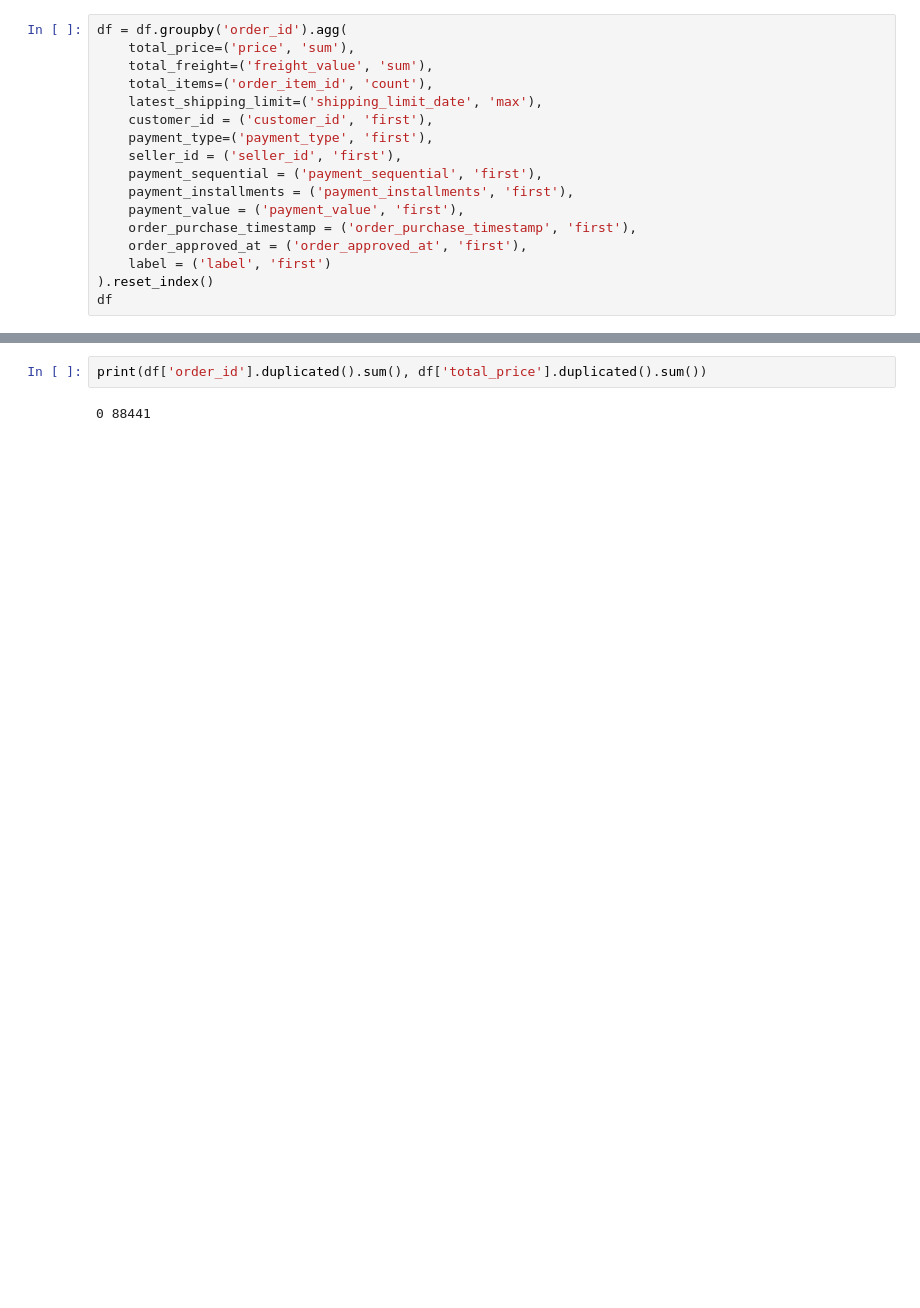
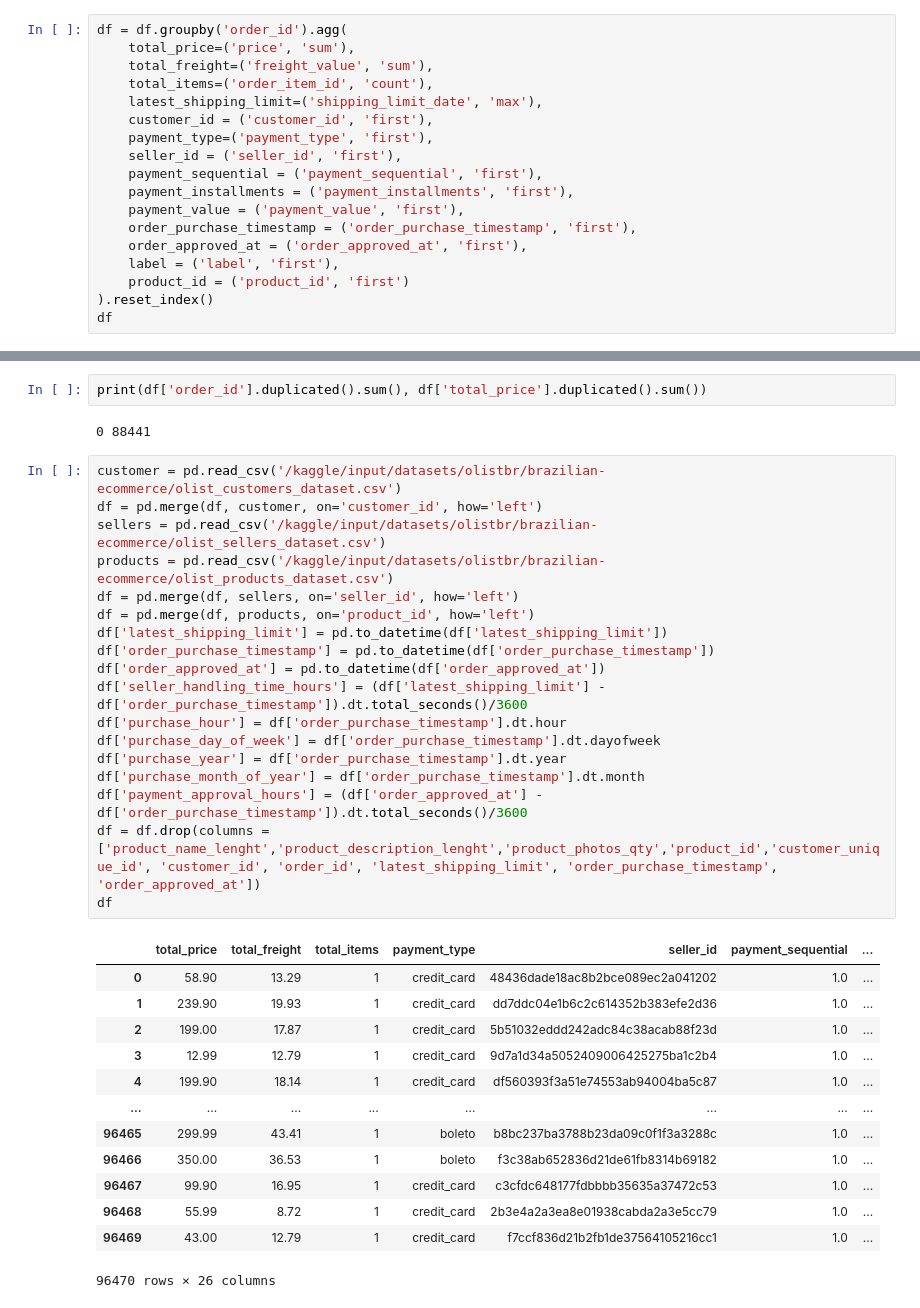
Before and after one commit to ElHefnawy1290/Late-order-prediction, a Jupyter notebook: late-order-prediction.ipynb, the cells around one changed output, grey strips where cells are left out. Drawn from its saved outputs; the diff is of its cells as text; blank space fills up the shorter version.

```diff
--- a/late-order-prediction.ipynb
+++ b/late-order-prediction.ipynb
@@ -196,7 +196,8 @@ df = df.groupby('order_id').agg(
     payment_value = ('payment_value', 'first'),
     order_purchase_timestamp = ('order_purchase_timestamp', 'first'),
     order_approved_at = ('order_approved_at', 'first'),
-    label = ('label', 'first')
+    label = ('label', 'first'),
+    product_id = ('product_id', 'first')
 ).reset_index()
 df
 # %% [output]
@@ -217,3 +218,35 @@ df
 print(df['order_id'].duplicated().sum(), df['total_price'].duplicated().sum())
 # %% [output]
 0 88441
+# %%
+customer = pd.read_csv('/kaggle/input/datasets/olistbr/brazilian-ecommerce/olist_customers_dataset.csv')
+df = pd.merge(df, customer, on='customer_id', how='left')
+sellers = pd.read_csv('/kaggle/input/datasets/olistbr/brazilian-ecommerce/olist_sellers_dataset.csv')
+products = pd.read_csv('/kaggle/input/datasets/olistbr/brazilian-ecommerce/olist_products_dataset.csv')
+df = pd.merge(df, sellers, on='seller_id', how='left')
+df = pd.merge(df, products, on='product_id', how='left')
+df['latest_shipping_limit'] = pd.to_datetime(df['latest_shipping_limit'])
+df['order_purchase_timestamp'] = pd.to_datetime(df['order_purchase_timestamp'])
+df['order_approved_at'] = pd.to_datetime(df['order_approved_at'])
+df['seller_handling_time_hours'] = (df['latest_shipping_limit'] - df['order_purchase_timestamp']).dt.total_seconds()/3600
+df['purchase_hour'] = df['order_purchase_timestamp'].dt.hour
+df['purchase_day_of_week'] = df['order_purchase_timestamp'].dt.dayofweek
+df['purchase_year'] = df['order_purchase_timestamp'].dt.year
+df['purchase_month_of_year'] = df['order_purchase_timestamp'].dt.month
+df['payment_approval_hours'] = (df['order_approved_at'] - df['order_purchase_timestamp']).dt.total_seconds()/3600
+df = df.drop(columns = ['product_name_lenght','product_description_lenght','product_photos_qty','product_id','customer_unique_id', 'customer_id', 'order_id', 'latest_shipping_limit', 'order_purchase_timestamp', 'order_approved_at'])
+df
+# %% [output]
+|  | total_price | total_freight | total_items | payment_type | seller_id | payment_sequential | ... |
+| 0 | 58.90 | 13.29 | 1 | credit_card | 48436dade18ac8b2bce089ec2a041202 | 1.0 | ... |
+| 1 | 239.90 | 19.93 | 1 | credit_card | dd7ddc04e1b6c2c614352b383efe2d36 | 1.0 | ... |
+| 2 | 199.00 | 17.87 | 1 | credit_card | 5b51032eddd242adc84c38acab88f23d | 1.0 | ... |
+| 3 | 12.99 | 12.79 | 1 | credit_card | 9d7a1d34a5052409006425275ba1c2b4 | 1.0 | ... |
+| 4 | 199.90 | 18.14 | 1 | credit_card | df560393f3a51e74553ab94004ba5c87 | 1.0 | ... |
+| ... | ... | ... | ... | ... | ... | ... | ... |
+| 96465 | 299.99 | 43.41 | 1 | boleto | b8bc237ba3788b23da09c0f1f3a3288c | 1.0 | ... |
+| 96466 | 350.00 | 36.53 | 1 | boleto | f3c38ab652836d21de61fb8314b69182 | 1.0 | ... |
+| 96467 | 99.90 | 16.95 | 1 | credit_card | c3cfdc648177fdbbbb35635a37472c53 | 1.0 | ... |
+| 96468 | 55.99 | 8.72 | 1 | credit_card | 2b3e4a2a3ea8e01938cabda2a3e5cc79 | 1.0 | ... |
+| 96469 | 43.00 | 12.79 | 1 | credit_card | f7ccf836d21b2fb1de37564105216cc1 | 1.0 | ... |
+96470 rows × 26 columns
```
Also changed, not shown: parts of 4 cells of this notebook.
